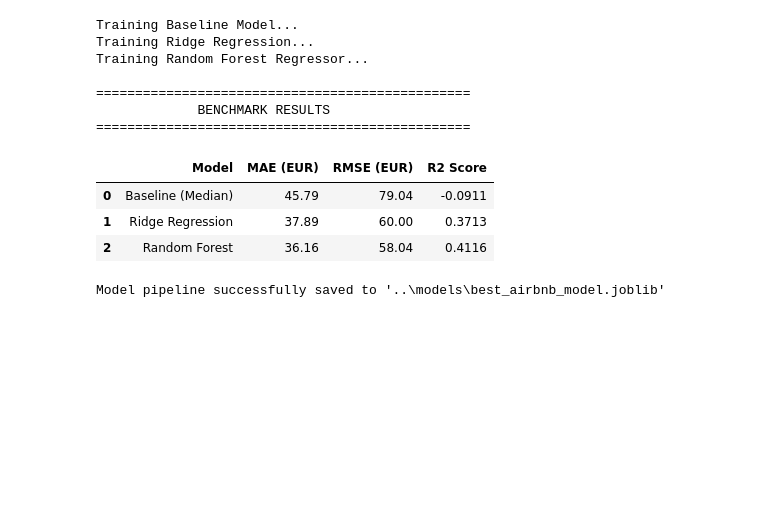
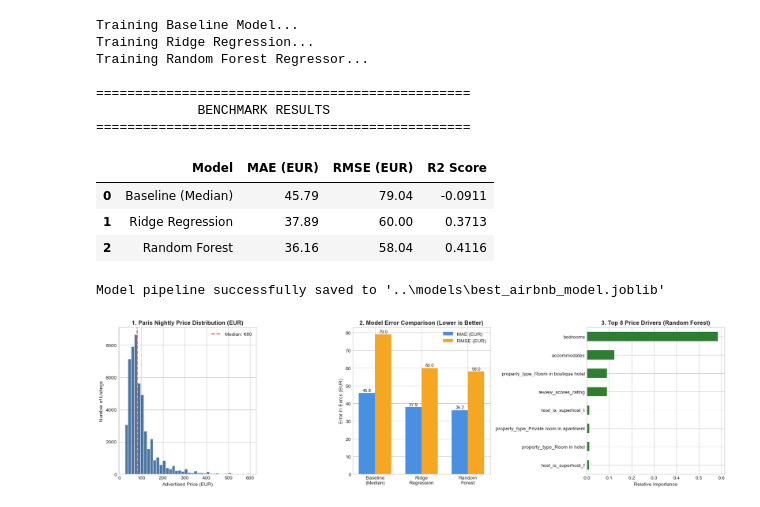
Before and after one commit to DJAGBA/airbnb-ml-pricing-paris, a Jupyter notebook: notebooks/pipeline_ml.ipynb, the cells around one changed output. Cells and saved outputs as stored; diff of their text form; code cells hidden in the pictures; blank space fills up the shorter version.

```diff
--- a/notebooks/pipeline_ml.ipynb
+++ b/notebooks/pipeline_ml.ipynb
@@ -269,3 +272,75 @@ joblib.dump(rf_pipe, MODEL_OUTPUT_PATH)
 print(f"Model pipeline successfully saved to '{MODEL_OUTPUT_PATH}'")
 # %% [output]
 Model pipeline successfully saved to '..\models\best_airbnb_model.joblib'
+# %%
+
+# Load saved Random Forest pipeline and access steps by index (independent of step names)
+pipe_rf = joblib.load('../models/best_airbnb_model.joblib')
+prep = pipe_rf.steps[0][1]
+rf_step = pipe_rf.steps[-1][1]
+
+# Fit Baseline and Ridge quickly using the exact same preprocessor
+pipe_base = Pipeline([('prep', prep), ('reg', DummyRegressor(strategy='median'))]).fit(X_train, y_train)
+pipe_ridge = Pipeline([('prep', prep), ('reg', Ridge())]).fit(X_train, y_train)
+
+# Set overall plot style and figure layout
+plt.style.use('seaborn-v0_8-whitegrid')
+fig, axes = plt.subplots(1, 3, figsize=(18, 5))
+
+# 1. Nightly Price Distribution in Paris (EUR)
+axes[0].hist(y_train, bins=40, color='#2b5c8f', edgecolor='white', alpha=0.85)
+axes[0].axvline(y_train.median(), color='#d9534f', linestyle='--', linewidth=2, label=f'Median: €{y_train.median():.0f}')
+axes[0].set_title('1. Paris Nightly Price Distribution (EUR)', fontsize=12, fontweight='bold')
+axes[0].set_xlabel('Advertised Price (EUR)')
+axes[0].set_ylabel('Number of Listings')
+axes[0].legend()
+
+# 2. Model Error Comparison (MAE & RMSE on Test Set)
+models_names = ['Baseline\n(Median)', 'Ridge\nRegression', 'Random\nForest']
+
+preds_base = pipe_base.predict(X_test)
+preds_ridge = pipe_ridge.predict(X_test)
+preds_rf = pipe_rf.predict(X_test)
+
+mae_scores = [
+    mean_absolute_error(y_test, preds_base),
+    mean_absolute_error(y_test, preds_ridge),
+    mean_absolute_error(y_test, preds_rf)
+]
+rmse_scores = [
+    root_mean_squared_error(y_test, preds_base),
+    root_mean_squared_error(y_test, preds_ridge),
+    root_mean_squared_error(y_test, preds_rf)
+]
+
+x = np.arange(len(models_names))
+width = 0.35
+
+bars1 = axes[1].bar(x - width/2, mae_scores, width, label='MAE (EUR)', color='#4a90e2')
+bars2 = axes[1].bar(x + width/2, rmse_scores, width, label='RMSE (EUR)', color='#f5a623')
+axes[1].set_title('2. Model Error Comparison (Lower is Better)', fontsize=12, fontweight='bold')
+axes[1].set_xticks(x)
+axes[1].set_xticklabels(models_names)
+axes[1].set_ylabel('Error in Euros (EUR)')
+axes[1].legend()
+
+for bar in bars1:
+    axes[1].annotate(f'{bar.get_height():.1f}', xy=(bar.get_x() + bar.get_width()/2, bar.get_height()),
+                     xytext=(0, 3), textcoords="offset points", ha='center', fontsize=9)
+for bar in bars2:
+    axes[1].annotate(f'{bar.get_height():.1f}', xy=(bar.get_x() + bar.get_width()/2, bar.get_height()),
+                     xytext=(0, 3), textcoords="offset points", ha='center', fontsize=9)
+
+# 3. Top 8 Most Important Features (Random Forest Regressor)
+feature_names = prep.get_feature_names_out()
+clean_names = [name.split('__')[-1] for name in feature_names]
+
+importances = pd.Series(rf_step.feature_importances_, index=clean_names).sort_values(ascending=True).tail(8)
+importances.plot(kind='barh', ax=axes[2], color='#2e7d32')
+axes[2].set_title('3. Top 8 Price Drivers (Random Forest)', fontsize=12, fontweight='bold')
+axes[2].set_xlabel('Relative Importance')
+
+plt.tight_layout()
+plt.show()
+# %% [output]
+[figure, added]
```
Also changed, not shown: parts of 1 cell of this notebook.
